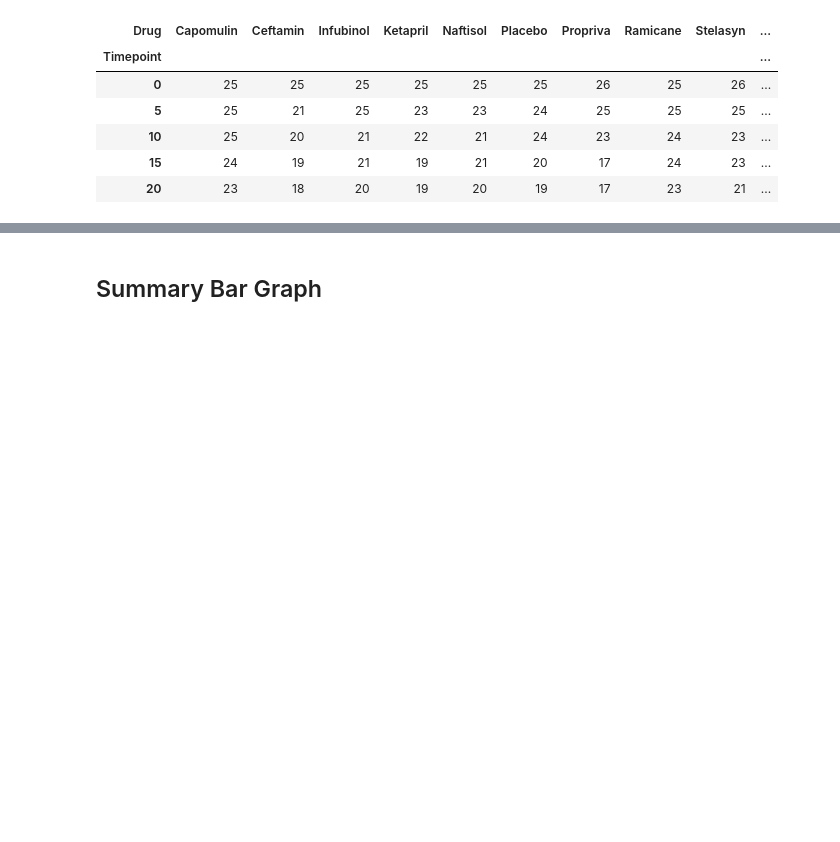
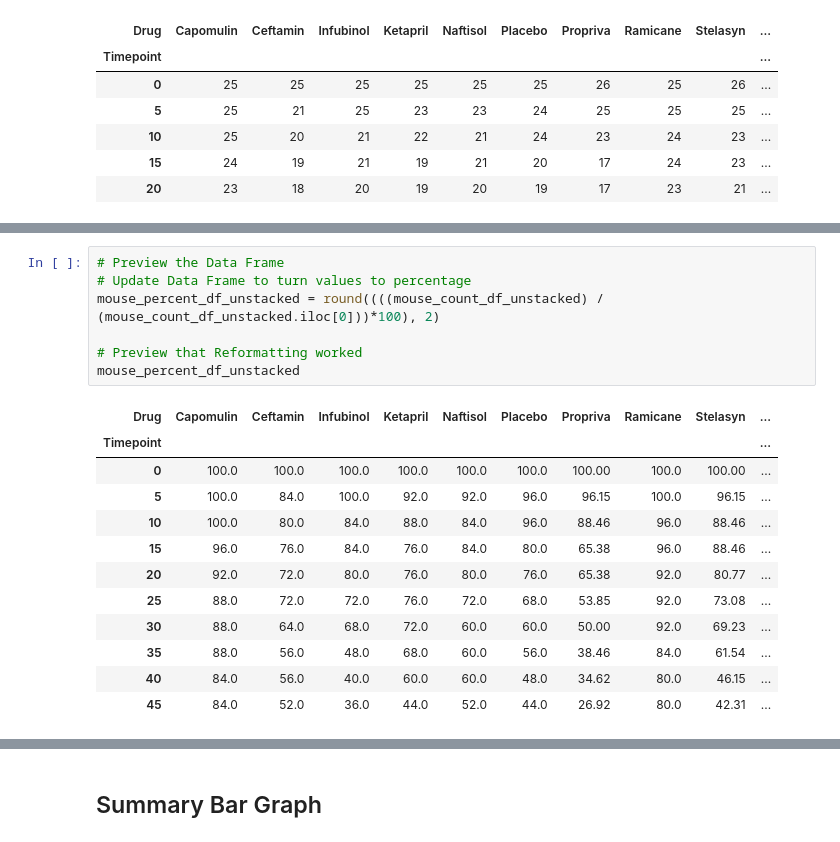
Before and after one commit to CatEggs/Matplotlib-Challenge, a Jupyter notebook: Pymaceuticals/pymaceuticals_starter.ipynb, the cells around one changed output, grey strips where cells are left out. Saved outputs shown, nothing was run; the diff lists cells and outputs as text; blank space fills up the shorter version.

Commit message:
cleaned the plots and updated the dataframes

```diff
--- a/Pymaceuticals/pymaceuticals_starter.ipynb
+++ b/Pymaceuticals/pymaceuticals_starter.ipynb
@@ -351,3 +334,23 @@ mouse_count_df_unstacked.head()
+# %%
+# Preview the Data Frame
+# Update Data Frame to turn values to percentage
+mouse_percent_df_unstacked = round((((mouse_count_df_unstacked) / (mouse_count_df_unstacked.iloc[0]))*100), 2)
+
+# Preview that Reformatting worked
+mouse_percent_df_unstacked
+# %% [output]
+| Drug | Capomulin | Ceftamin | Infubinol | Ketapril | Naftisol | Placebo | Propriva | Ramicane | Stelasyn | ... |
+| Timepoint |  |  |  |  |  |  |  |  |  | ... |
+| 0 | 100.0 | 100.0 | 100.0 | 100.0 | 100.0 | 100.0 | 100.00 | 100.0 | 100.00 | ... |
+| 5 | 100.0 | 84.0 | 100.0 | 92.0 | 92.0 | 96.0 | 96.15 | 100.0 | 96.15 | ... |
+| 10 | 100.0 | 80.0 | 84.0 | 88.0 | 84.0 | 96.0 | 88.46 | 96.0 | 88.46 | ... |
+| 15 | 96.0 | 76.0 | 84.0 | 76.0 | 84.0 | 80.0 | 65.38 | 96.0 | 88.46 | ... |
+| 20 | 92.0 | 72.0 | 80.0 | 76.0 | 80.0 | 76.0 | 65.38 | 92.0 | 80.77 | ... |
+| 25 | 88.0 | 72.0 | 72.0 | 76.0 | 72.0 | 68.0 | 53.85 | 92.0 | 73.08 | ... |
+| 30 | 88.0 | 64.0 | 68.0 | 72.0 | 60.0 | 60.0 | 50.00 | 92.0 | 69.23 | ... |
+| 35 | 88.0 | 56.0 | 48.0 | 68.0 | 60.0 | 56.0 | 38.46 | 84.0 | 61.54 | ... |
+| 40 | 84.0 | 56.0 | 40.0 | 60.0 | 60.0 | 48.0 | 34.62 | 80.0 | 46.15 | ... |
+| 45 | 84.0 | 52.0 | 36.0 | 44.0 | 52.0 | 44.0 | 26.92 | 80.0 | 42.31 | ... |
 # %%
 # Generate the Plot (Accounting for percentages)
 
```
Also changed, not shown: parts of 4 cells of this notebook.
